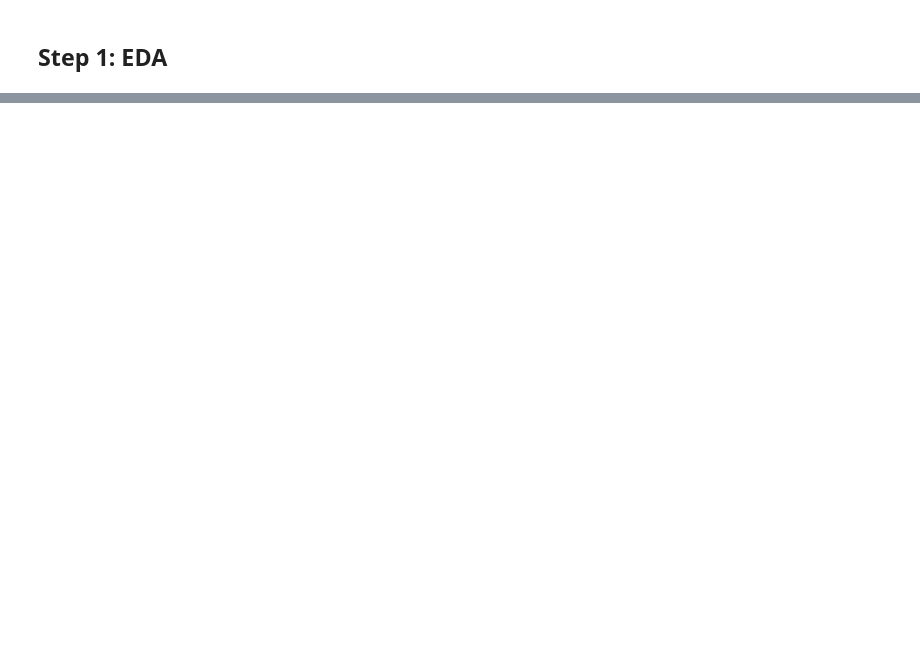
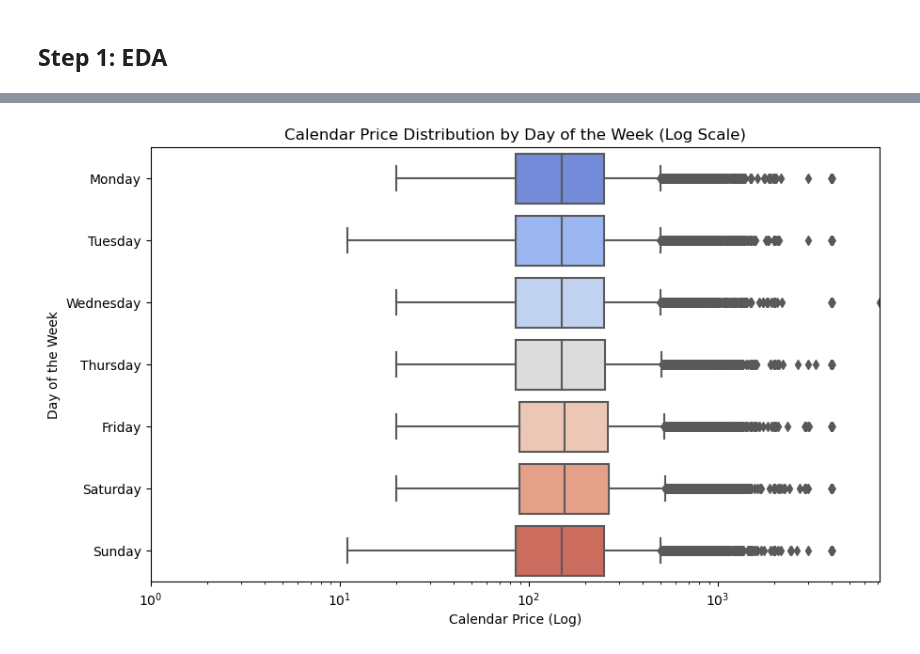
Before and after one commit to Hongyi-Luu/DS_Project-1, a Jupyter notebook: main.ipynb, the cells around one changed output, grey strips where cells are left out. Saved outputs shown, nothing was run; the diff lists cells and outputs as text; code cells hidden in the pictures; blank space fills up the shorter version.

```diff
--- a/main.ipynb
+++ b/main.ipynb
@@ -227,0 +291,11 @@ display(dummy_listings.sample(5))
+# %%
+plt.figure(figsize=(10, 6))
+sns.boxplot(y='day_of_week', x='calendar_price', data=df_p1_v2, palette="coolwarm", orient='h')
+plt.xscale('log')  # Applying logarithmic scale
+plt.title('Calendar Price Distribution by Day of the Week (Log Scale)')
+plt.xlabel('Calendar Price (Log)')
+plt.ylabel('Day of the Week')
+plt.xlim(1, df_p1_v2['calendar_price'].max())
+plt.show()
+# %% [output]
+[figure, added]
```
Also changed, not shown: parts of 71 cells of this notebook.
